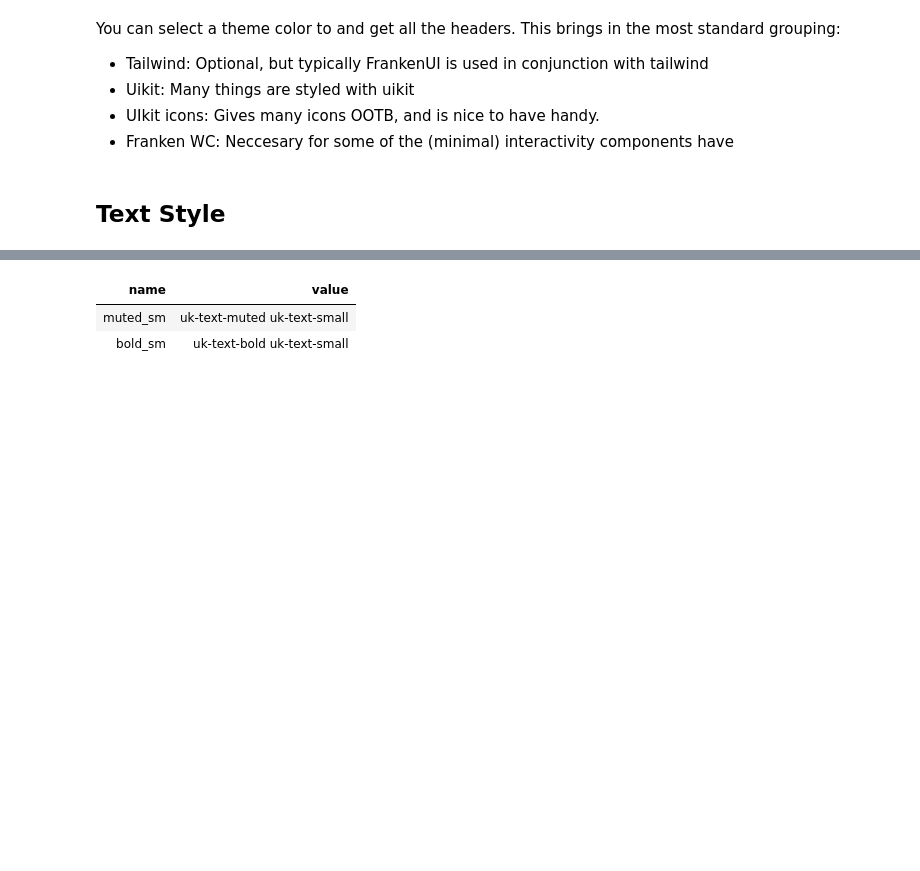
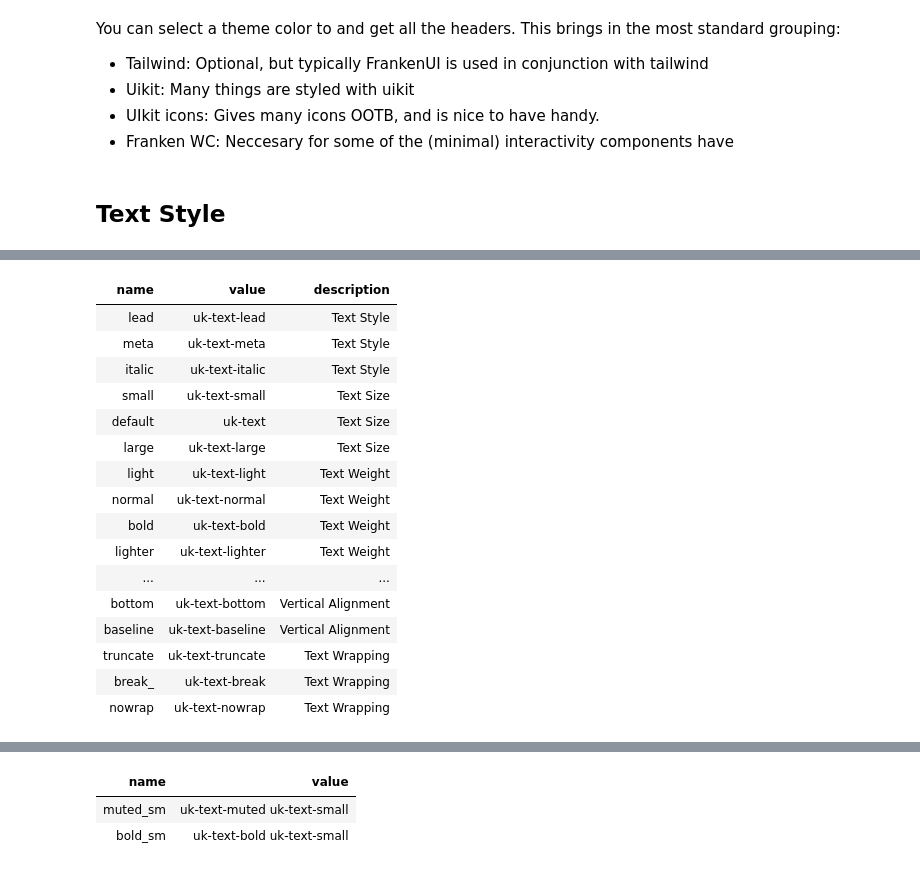
Before and after one commit to AnswerDotAI/fh-frankenui, a Jupyter notebook: lib_nbs/01_core.ipynb, the cells around one changed output, grey strips where cells are left out. Cells and saved outputs as stored; diff of their text form; code cells hidden in the pictures; blank space fills up the shorter version.

Commit message:
Text Enum Docs

```diff
--- a/lib_nbs/01_core.ipynb
+++ b/lib_nbs/01_core.ipynb
@@ -753,13 +753,13 @@ app = FastHTML(hdrs=hdrs)
 # %%
 #| export
 TextT = create_uk_enum('TextT', (
-    'lead', 'meta', 'italic', # Style
-    'small', 'default', 'large', #Font Size
-    'light', 'normal', 'bold', 'lighter', 'bolder', # Font Weight
-    'capitalize', 'uppercase', 'lowercase', #Text transform
-    'decoration_none', # Text decoration
-    'muted', 'primary', 'secondary', 'success', 'warning', 'danger', # Color
-    'left', 'right', 'center', 'justify', # Alignment
-    'top', 'middle', 'bottom', 'baseline', # Vertical alignment
-    'truncate', 'break_', 'nowrap' # Wrapping
-))
+    *map(lambda x: (x, "Text Style"),('lead', 'meta', 'italic')),
+    *map(lambda x: (x, "Text Size"),('small', 'default', 'large')),
+    *map(lambda x: (x, "Text Weight"),('light', 'normal', 'bold', 'lighter', 'bolder')),
+    *map(lambda x: (x, "Text Transform"),('capitalize', 'uppercase', 'lowercase')),
+    *map(lambda x: (x, "Text Decoration"),('decoration_none',)),
+    *map(lambda x: (x, "Text Color"),('muted', 'primary', 'secondary', 'success', 'warning', 'danger')),
+    *map(lambda x: (x, "Text Alignment"),('left', 'right', 'center', 'justify')),
+    *map(lambda x: (x, "Vertical Alignment"),('top', 'middle', 'bottom', 'baseline')),
+    *map(lambda x: (x, "Text Wrapping"),('truncate', 'break_', 'nowrap'))),
+    enum_doc="Text Styles from https://franken-ui.dev/docs/text", custom={'default':''})
@@ -766,3 +776,23 @@ TextT = create_uk_enum('TextT', (
+# %%
+show_enum_options(TextT)
+# %% [output]
+| name | value | description |
+| lead | uk-text-lead | Text Style |
+| meta | uk-text-meta | Text Style |
+| italic | uk-text-italic | Text Style |
+| small | uk-text-small | Text Size |
+| default | uk-text | Text Size |
+| large | uk-text-large | Text Size |
+| light | uk-text-light | Text Weight |
+| normal | uk-text-normal | Text Weight |
+| bold | uk-text-bold | Text Weight |
+| lighter | uk-text-lighter | Text Weight |
+| ... | ... | ... |
+| bottom | uk-text-bottom | Vertical Alignment |
+| baseline | uk-text-baseline | Vertical Alignment |
+| truncate | uk-text-truncate | Text Wrapping |
+| break_ | uk-text-break | Text Wrapping |
+| nowrap | uk-text-nowrap | Text Wrapping |
 # %%
 #| export
 class TextFont(Enum):
```
Also changed, not shown: parts of 3 cells of this notebook, 1 other file.
